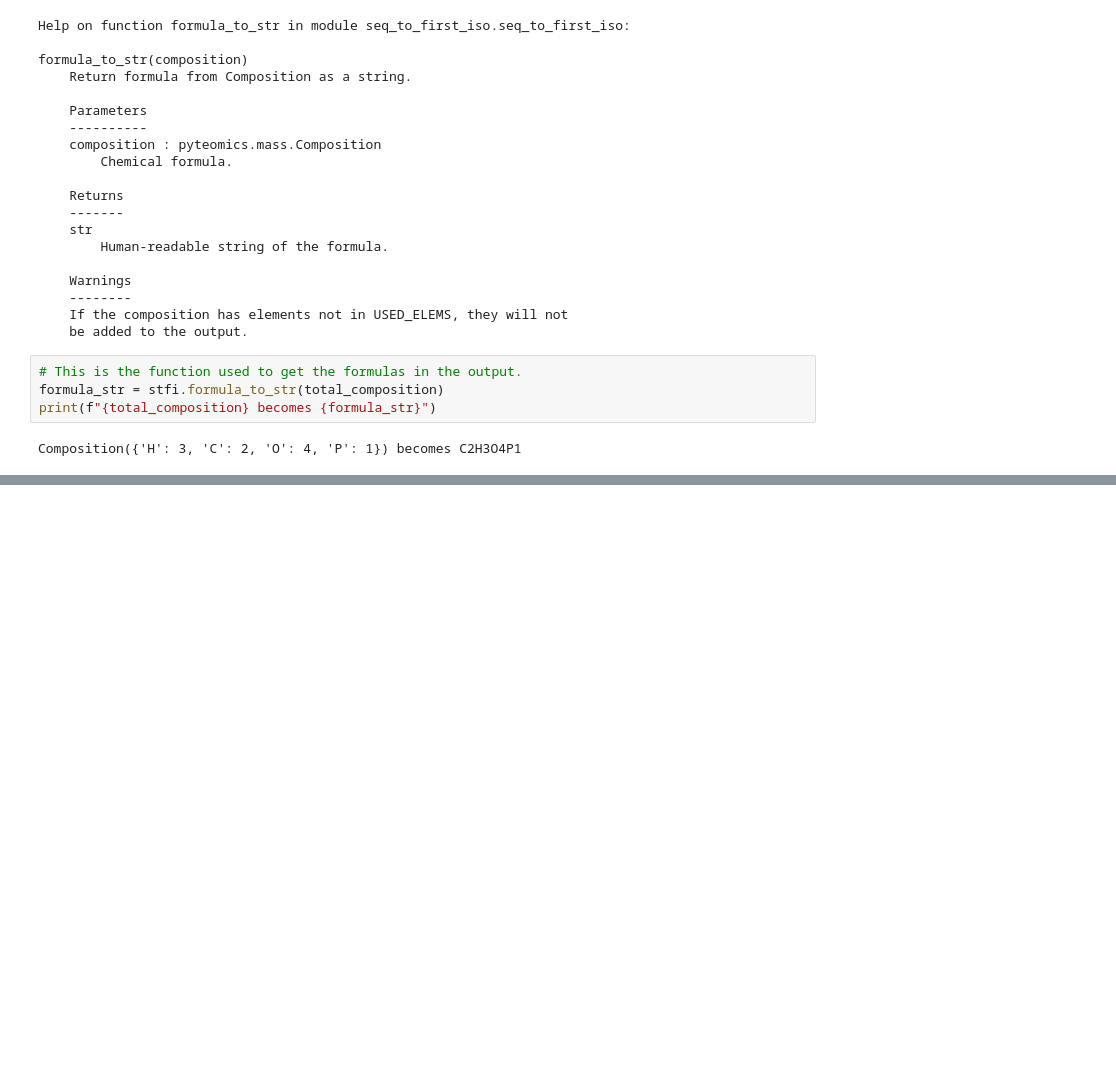
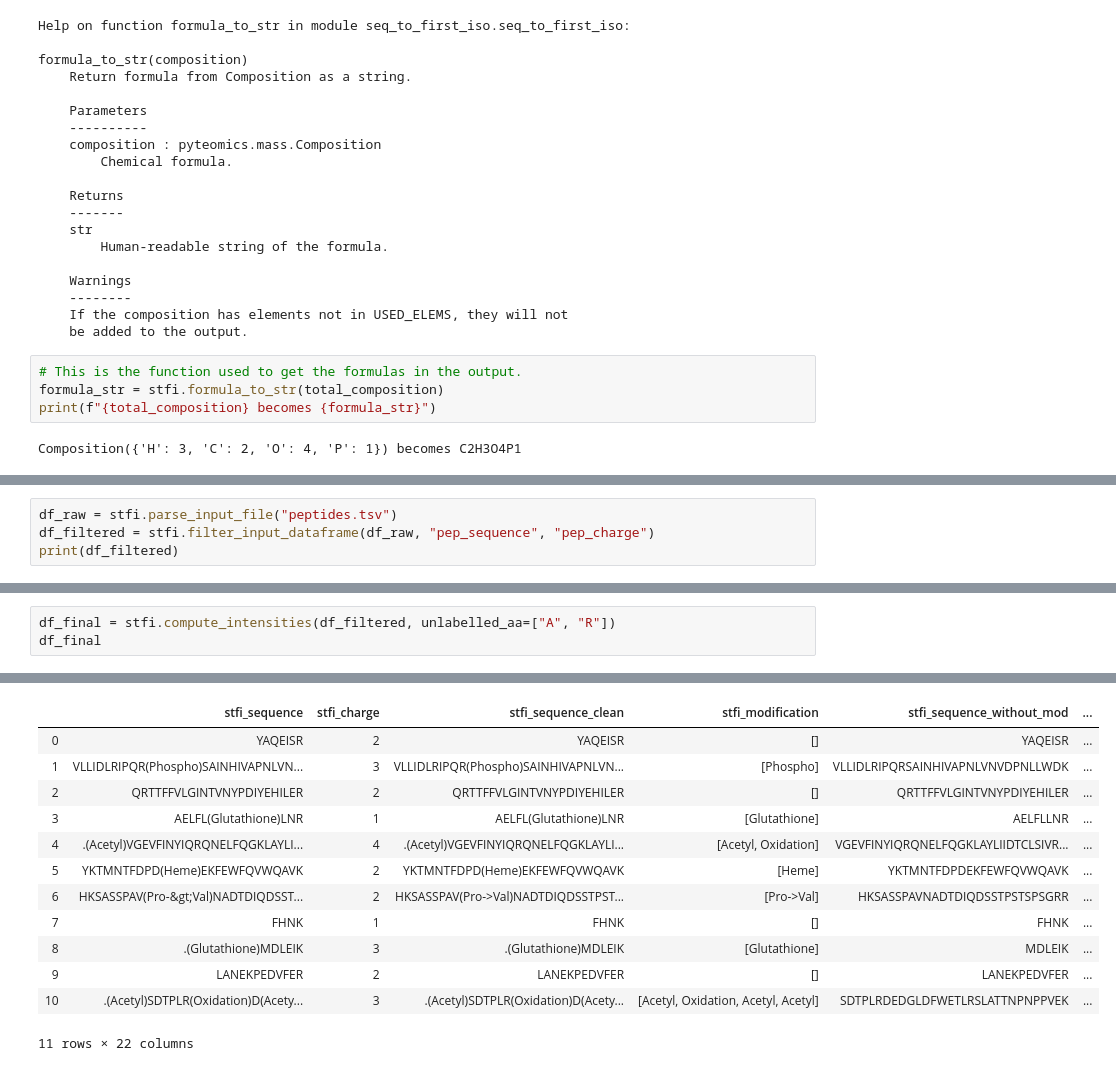
Before and after one commit to pierrepo/seq-to-first-iso, a Jupyter notebook: notebooks/demo_API.ipynb, the cells around one changed output, grey strips where cells are left out. Saved outputs shown, nothing was run; the diff lists cells and outputs as text; blank space fills up the shorter version.

```diff
--- a/notebooks/demo_API.ipynb
+++ b/notebooks/demo_API.ipynb
@@ -387,0 +244,4 @@ If modifications have "non-CHONPSX" elements, computation of isotopologue intens
+# %%
+df_raw = stfi.parse_input_file("peptides.tsv")
+df_filtered = stfi.filter_input_dataframe(df_raw, "pep_sequence", "pep_charge")
+print(df_filtered)
@@ -387,0 +263,4 @@ If modifications have "non-CHONPSX" elements, computation of isotopologue intens
+# %%
+df_final = stfi.compute_intensities(df_filtered, unlabelled_aa=["A", "R"])
+df_final
+# %% [output]
@@ -387,0 +272,13 @@ If modifications have "non-CHONPSX" elements, computation of isotopologue intens
+|  | stfi_sequence | stfi_charge | stfi_sequence_clean | stfi_modification | stfi_sequence_without_mod | ... |
+| 0 | YAQEISR | 2 | YAQEISR | [] | YAQEISR | ... |
+| 1 | VLLIDLRIPQR(Phospho)SAINHIVAPNLVN... | 3 | VLLIDLRIPQR(Phospho)SAINHIVAPNLVN... | [Phospho] | VLLIDLRIPQRSAINHIVAPNLVNVDPNLLWDK | ... |
+| 2 | QRTTFFVLGINTVNYPDIYEHILER | 2 | QRTTFFVLGINTVNYPDIYEHILER | [] | QRTTFFVLGINTVNYPDIYEHILER | ... |
+| 3 | AELFL(Glutathione)LNR | 1 | AELFL(Glutathione)LNR | [Glutathione] | AELFLLNR | ... |
+| 4 | .(Acetyl)VGEVFINYIQRQNELFQGKLAYLI... | 4 | .(Acetyl)VGEVFINYIQRQNELFQGKLAYLI... | [Acetyl, Oxidation] | VGEVFINYIQRQNELFQGKLAYLIIDTCLSIVR... | ... |
+| 5 | YKTMNTFDPD(Heme)EKFEWFQVWQAVK | 2 | YKTMNTFDPD(Heme)EKFEWFQVWQAVK | [Heme] | YKTMNTFDPDEKFEWFQVWQAVK | ... |
+| 6 | HKSASSPAV(Pro-&gt;Val)NADTDIQDSST... | 2 | HKSASSPAV(Pro->Val)NADTDIQDSSTPST... | [Pro->Val] | HKSASSPAVNADTDIQDSSTPSTSPSGRR | ... |
+| 7 | FHNK | 1 | FHNK | [] | FHNK | ... |
+| 8 | .(Glutathione)MDLEIK | 3 | .(Glutathione)MDLEIK | [Glutathione] | MDLEIK | ... |
+| 9 | LANEKPEDVFER | 2 | LANEKPEDVFER | [] | LANEKPEDVFER | ... |
+| 10 | .(Acetyl)SDTPLR(Oxidation)D(Acety... | 3 | .(Acetyl)SDTPLR(Oxidation)D(Acety... | [Acetyl, Oxidation, Acetyl, Acetyl] | SDTPLRDEDGLDFWETLRSLATTNPNPPVEK | ... |
+11 rows × 22 columns
```
Also changed, not shown: parts of 46 cells of this notebook, 3 other files.
